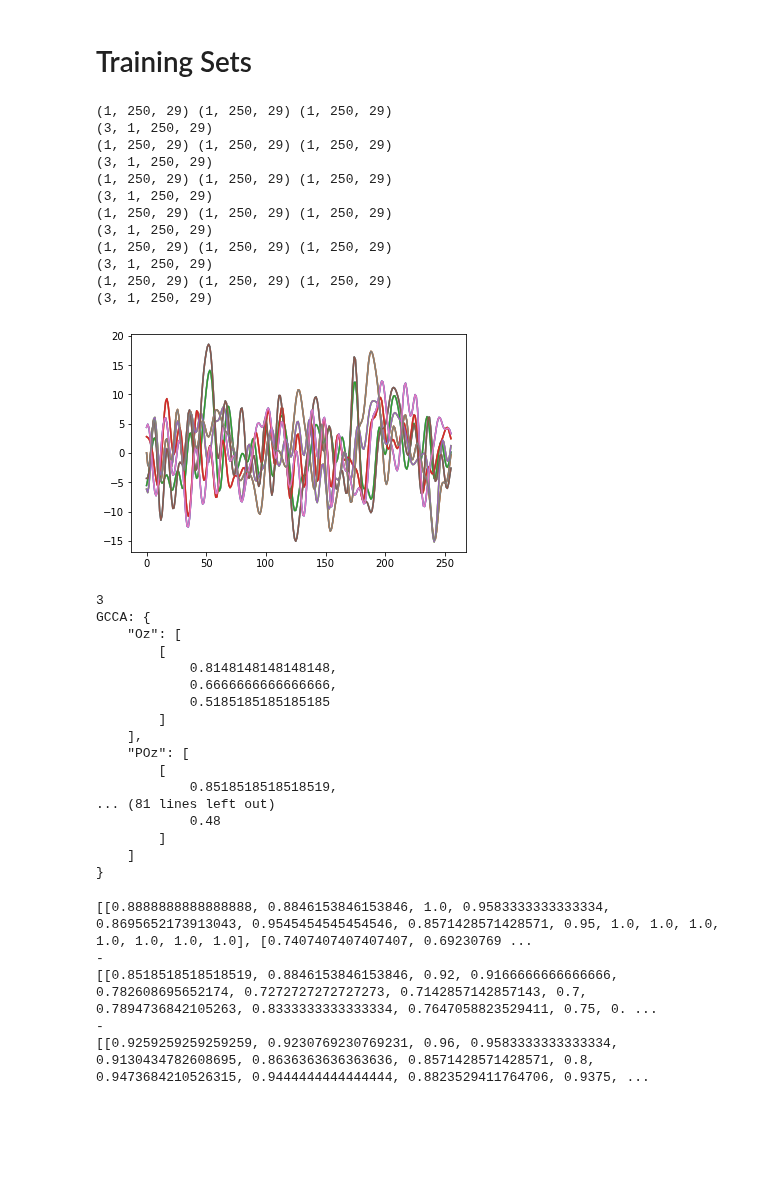
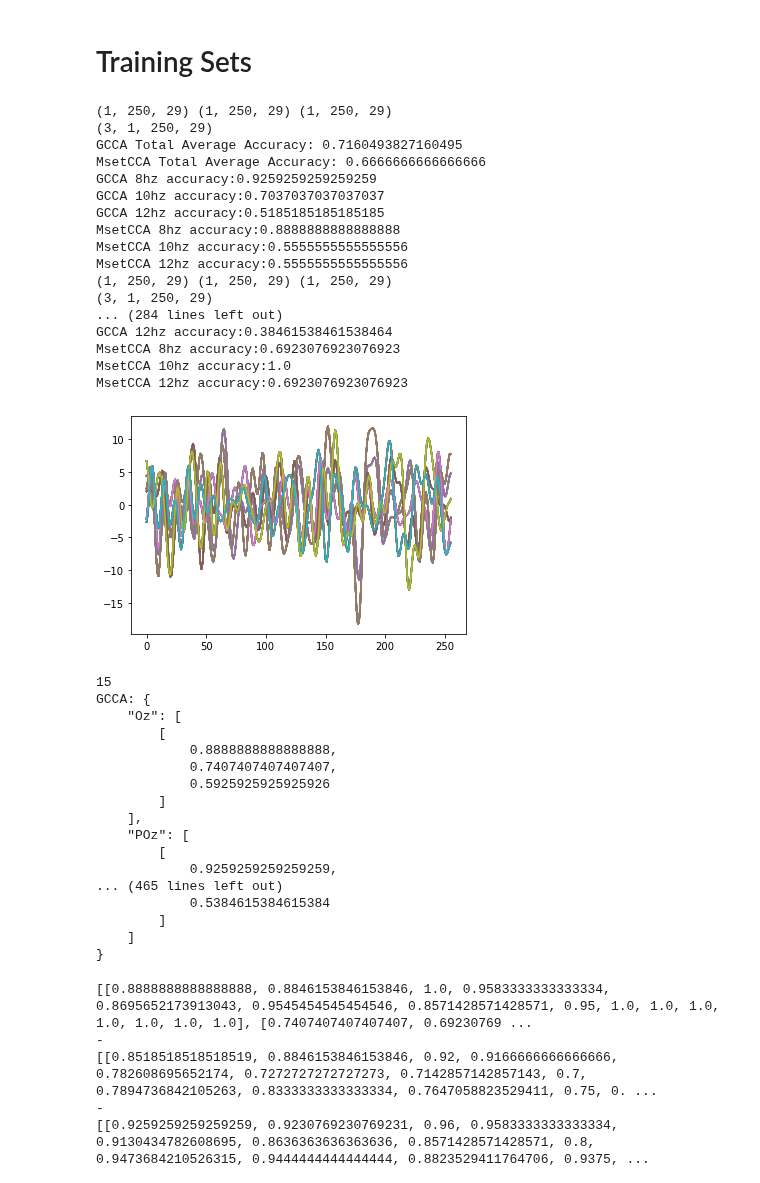
Before and after one commit to yagami009/ding, a Jupyter notebook: Nakanishi Testing.ipynb, the cells around one changed output. Saved outputs shown, nothing was run; the diff lists cells and outputs as text; code cells hidden in the pictures; blank space fills up the shorter version.

```diff
--- a/Nakanishi Testing.ipynb
+++ b/Nakanishi Testing.ipynb
@@ -410,7 +410,7 @@ fs_synth = 250
 fs = int(fs_synth/ds)
 over_n_seconds = 1
 number_of_samples = fs*over_n_seconds
-number_of_train_set = 4
+number_of_train_set = 16
 removeDC = True
 applyFilter = True
 synth_power = 0
@@ -447,42 +447,47 @@ for number_of_train in range(2,number_of_train_set+1):
             data_file_12 += load_array_data_online("/Users/rishil/Desktop/FYP/EEG-decoding/eeg_lib/log/mnakanishi/12hz/12hz_channel_0{c}_0{b}".format(c=channel,b=block))
 #             data_file_12 += load_array_data_online(r"C:\Users\RISHI\Desktop\FYP\EEG-decoding\eeg_lib\log\mnakanishi\12hz\12hz_channel_0{c}_0{b}".format(c=channel,b=block))
         values_12 = prepare_data(data_file_12, 12, fs, fs_synth, number_of_samples, number_of_train, remove_DC=removeDC, apply_filter=applyFilter, downsample=downsample,ds_avg=ds, synth_power=synth_power, noise_power=synth_noise)
 
         print(values_12.shape, values_10.shape, values_7.shape)
 
         data_packed = np.array([values_7, values_10, values_12])
 
         print(data_packed.shape)
         a = [i for i in range(number_of_train,data_packed.shape[-1])]
         b = [i for i in range(number_of_train)]
         train_test_idxs = [[]]
         train_test_idxs[0].append(np.array(a))
         train_test_idxs[0].append(np.array(b))
         gcca, mset, gccaf, msetf = test_gcca_mset(data_packed, train_test_idxs, freqs, fs, number_of_samples, number_runs=1)
         if channel == 4:
             chan_loc = 'POz'
         else:
             chan_loc = 'Oz'
         gcca_arr[chan_loc] = gcca
         mset_arr[chan_loc] = mset
         gcca_f[chan_loc].append(gccaf)
         mset_f[chan_loc].append(msetf)
     gcca_over_train.append(gcca_f)
     mset_over_train.append(mset_f)
 # %% [output]
 (1, 250, 29) (1, 250, 29) (1, 250, 29)
 (3, 1, 250, 29)
+GCCA Total Average Accuracy: 0.7160493827160495
+MsetCCA Total Average Accuracy: 0.6666666666666666
+GCCA 8hz accuracy:0.9259259259259259
+GCCA 10hz accuracy:0.7037037037037037
+GCCA 12hz accuracy:0.5185185185185185
+MsetCCA 8hz accuracy:0.8888888888888888
+MsetCCA 10hz accuracy:0.5555555555555556
+MsetCCA 12hz accuracy:0.5555555555555556
 (1, 250, 29) (1, 250, 29) (1, 250, 29)
 (3, 1, 250, 29)
-(1, 250, 29) (1, 250, 29) (1, 250, 29)
-(3, 1, 250, 29)
-(1, 250, 29) (1, 250, 29) (1, 250, 29)
-(3, 1, 250, 29)
-(1, 250, 29) (1, 250, 29) (1, 250, 29)
-(3, 1, 250, 29)
-(1, 250, 29) (1, 250, 29) (1, 250, 29)
-(3, 1, 250, 29)
+... (284 lines left out)
+GCCA 12hz accuracy:0.38461538461538464
+MsetCCA 8hz accuracy:0.6923076923076923
+MsetCCA 10hz accuracy:1.0
+MsetCCA 12hz accuracy:0.6923076923076923
-[figure, old version]
+[figure, new version]
 # %%
 import json
 
@@ -493,20 +498,20 @@ for i in range(len(gcca_over_train)):
 for i in range(len(mset_over_train)):
     print("MsetCCA:", json.dumps(mset_over_train[i], indent=4, sort_keys=True))
 # %% [output]
-3
+15
 GCCA: {
     "Oz": [
         [
-            0.8148148148148148,
-            0.6666666666666666,
-            0.5185185185185185
+            0.8888888888888888,
+            0.7407407407407407,
+            0.5925925925925926
         ]
     ],
     "POz": [
         [
-            0.8518518518518519,
-... (81 lines left out)
-            0.48
+            0.9259259259259259,
+... (465 lines left out)
+            0.5384615384615384
         ]
     ]
 }
```
Also changed, not shown: parts of 10 cells of this notebook.
